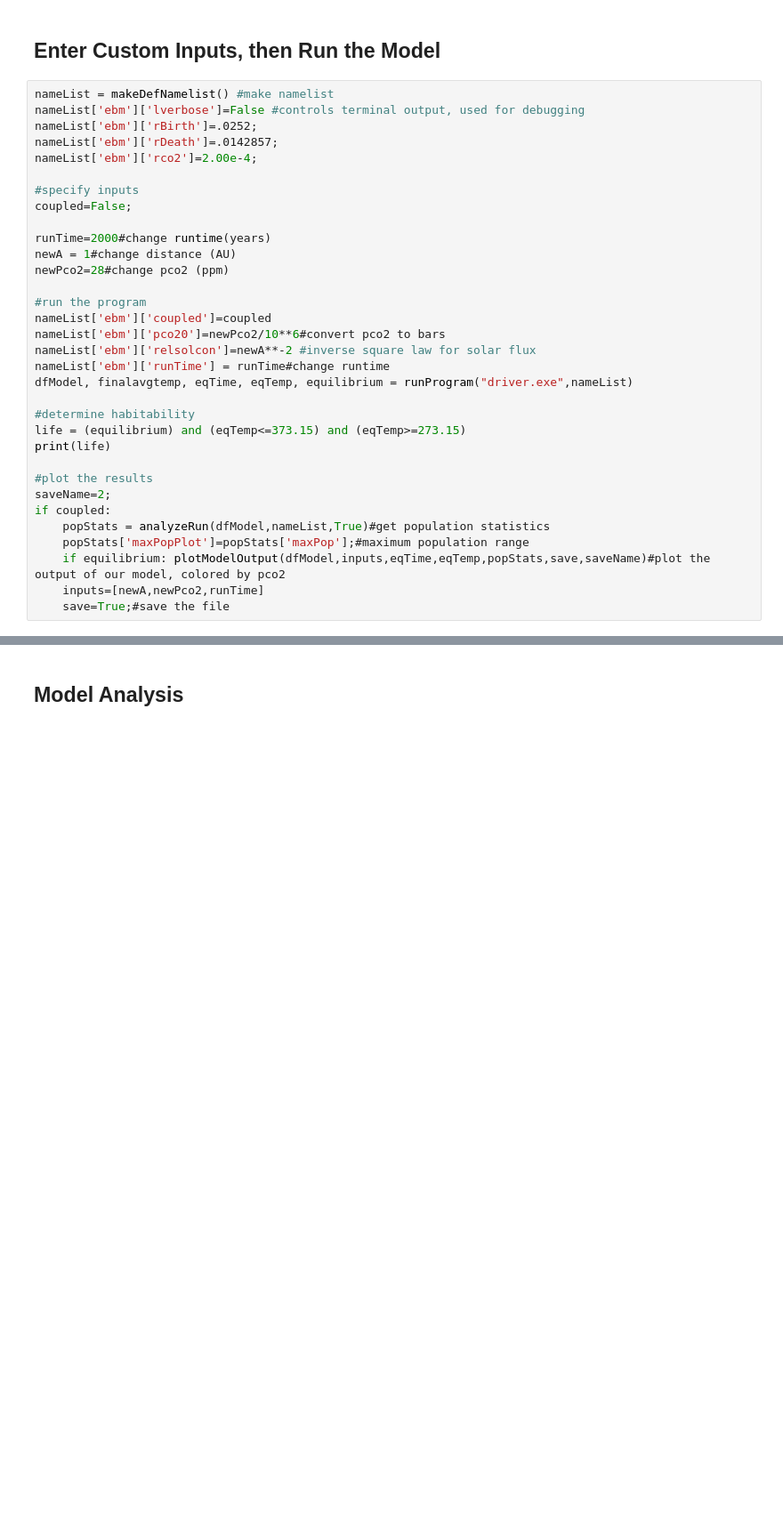
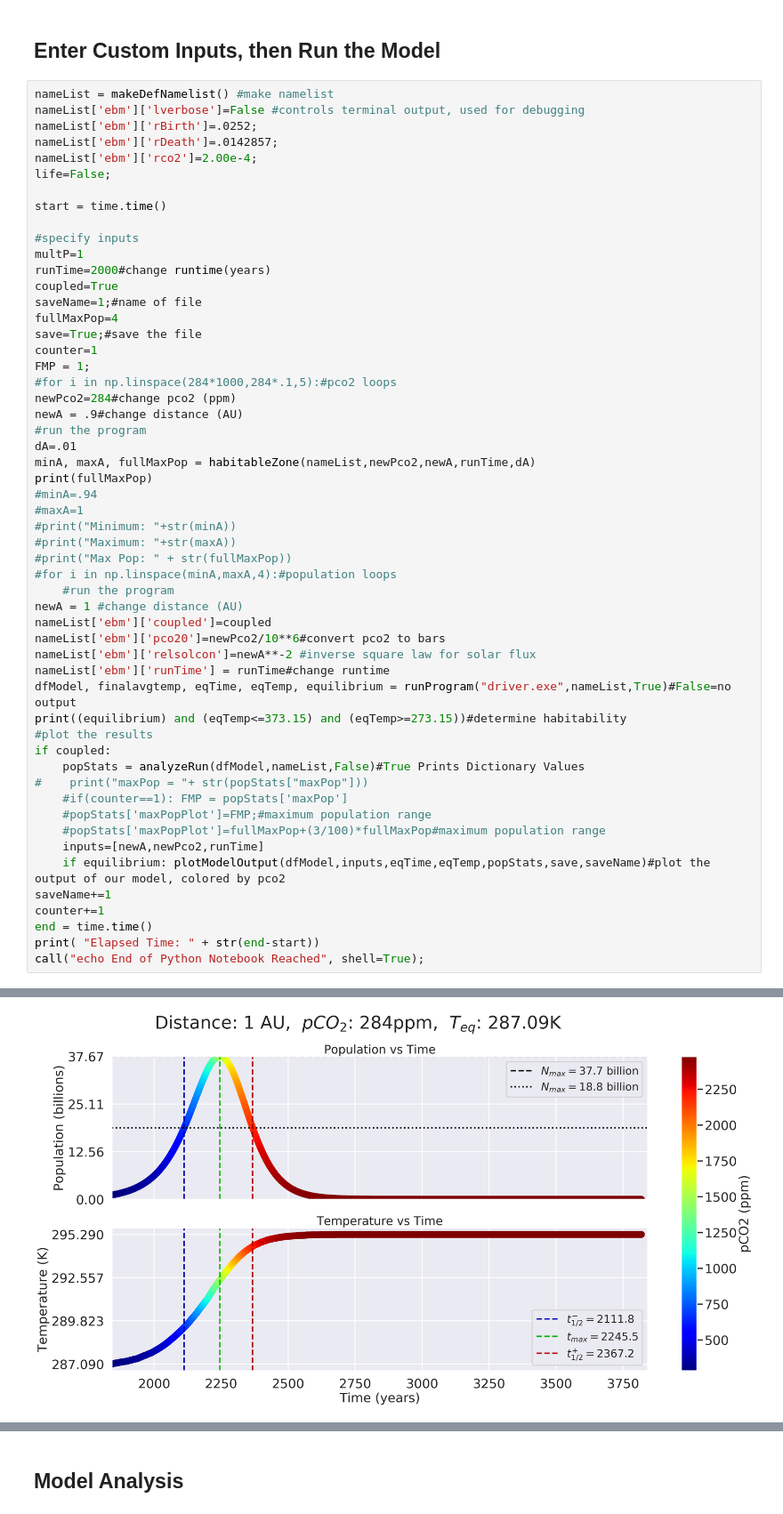
Before and after one commit to ethansav3/coupled_ebm, a Jupyter notebook: model/ebmFinal.ipynb, the cells around one changed output, grey strips where cells are left out. Shown: that part at 89% size. Drawn from its saved outputs; the diff is of its cells as text; blank space fills up the shorter version.

```diff
--- a/model/ebmFinal.ipynb
+++ b/model/ebmFinal.ipynb
@@ -34,31 +34,52 @@ nameList['ebm']['lverbose']=False #controls terminal output, used for debugging
 nameList['ebm']['rBirth']=.0252;
 nameList['ebm']['rDeath']=.0142857;
 nameList['ebm']['rco2']=2.00e-4;
+life=False;
+
+start = time.time()
 
 #specify inputs
-coupled=False;
-
+multP=1
 runTime=2000#change runtime(years)
-newA = 1#change distance (AU)
-newPco2=28#change pco2 (ppm)
-
+coupled=True
+saveName=1;#name of file
+fullMaxPop=4
+save=True;#save the file
+counter=1
+FMP = 1;
+#for i in np.linspace(284*1000,284*.1,5):#pco2 loops
+newPco2=284#change pco2 (ppm)
+newA = .9#change distance (AU)
 #run the program
+dA=.01
+minA, maxA, fullMaxPop = habitableZone(nameList,newPco2,newA,runTime,dA)
+print(fullMaxPop)
+#minA=.94
+#maxA=1
+#print("Minimum: "+str(minA))
+#print("Maximum: "+str(maxA))
+#print("Max Pop: " + str(fullMaxPop))
+#for i in np.linspace(minA,maxA,4):#population loops
+    #run the program
+newA = 1 #change distance (AU)
 nameList['ebm']['coupled']=coupled
 nameList['ebm']['pco20']=newPco2/10**6#convert pco2 to bars
 nameList['ebm']['relsolcon']=newA**-2 #inverse square law for solar flux
 nameList['ebm']['runTime'] = runTime#change runtime
-dfModel, finalavgtemp, eqTime, eqTemp, equilibrium = runProgram("driver.exe",nameList)
-
-#determine habitability
-life = (equilibrium) and (eqTemp<=373.15) and (eqTemp>=273.15)
-print(life)
-
+dfModel, finalavgtemp, eqTime, eqTemp, equilibrium = runProgram("driver.exe",nameList,True)#False=no output
+print((equilibrium) and (eqTemp<=373.15) and (eqTemp>=273.15))#determine habitability
 #plot the results
-saveName=2;
 if coupled:
-    popStats = analyzeRun(dfModel,nameList,True)#get population statistics
-    popStats['maxPopPlot']=popStats['maxPop'];#maximum population range
+    popStats = analyzeRun(dfModel,nameList,False)#True Prints Dictionary Values
+#    print("maxPop = "+ str(popStats["maxPop"]))
+    #if(counter==1): FMP = popStats['maxPop']
+    #popStats['maxPopPlot']=FMP;#maximum population range
+    #popStats['maxPopPlot']=fullMaxPop+(3/100)*fullMaxPop#maximum population range
+    inputs=[newA,newPco2,runTime]
     if equilibrium: plotModelOutput(dfModel,inputs,eqTime,eqTemp,popStats,save,saveName)#plot the output of our model, colored by pco2
-    inputs=[newA,newPco2,runTime]
-    save=True;#save the file
+saveName+=1
+counter+=1
+end = time.time()
+print( "Elapsed Time: " + str(end-start))
+call("echo End of Python Notebook Reached", shell=True);
 # %% [output]
@@ -68,2 +90,3 @@ Final Temp(F): 41.29
 
 True
+[figure, added]
```
Also changed, not shown: parts of 1 cell of this notebook, 3 other files.
